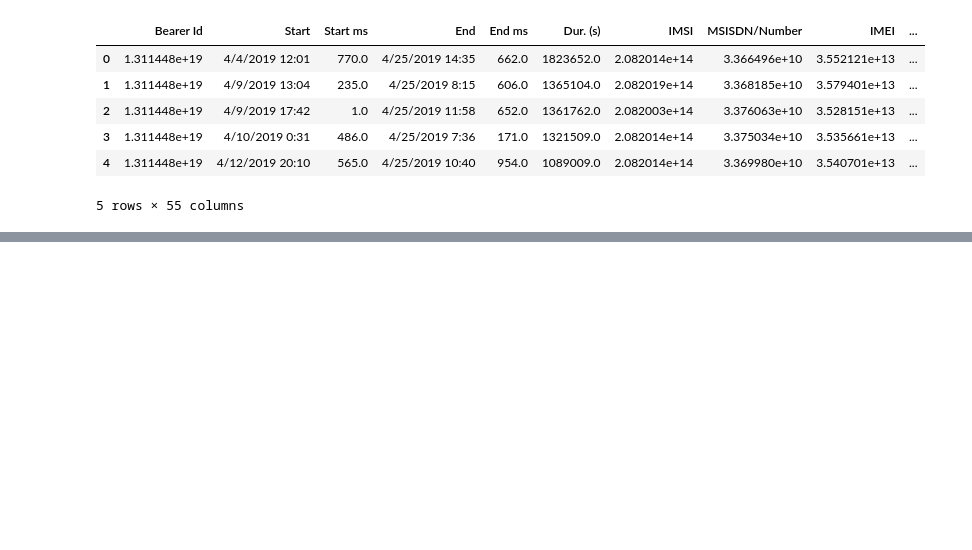
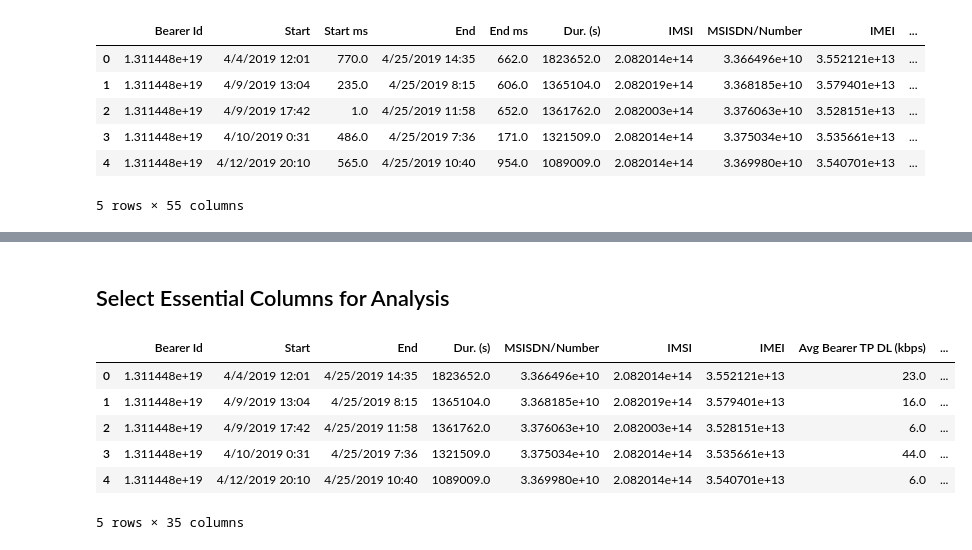
Before and after one commit to shewanek/KAIM_W2_TellCo_Growth_Analysis, a Jupyter notebook: notebooks/user_insights_analysis.ipynb, the cells around one changed output, grey strips where cells are left out. Drawn from its saved outputs; the diff is of its cells as text; code cells hidden in the pictures; blank space fills up the shorter version.

Commit message:
select relevent column and fill missing columns

```diff
--- a/notebooks/user_insights_analysis.ipynb
+++ b/notebooks/user_insights_analysis.ipynb
@@ -53,0 +183,17 @@ TellCo_db connection closed.
+# %%
+# Initialize UserOverview class with our DataFrame
+user_overv = UserOverview(df)
+# %% [markdown]
+## Select Essential Columns for Analysis
+# %%
+# select relevent columns
+select_data = user_overv.select_essential_columns()
+select_data.head()
+# %% [output]
+|  | Bearer Id | Start | End | Dur. (s) | MSISDN/Number | IMSI | IMEI | Avg Bearer TP DL (kbps) | ... |
+| 0 | 1.311448e+19 | 4/4/2019 12:01 | 4/25/2019 14:35 | 1823652.0 | 3.366496e+10 | 2.082014e+14 | 3.552121e+13 | 23.0 | ... |
+| 1 | 1.311448e+19 | 4/9/2019 13:04 | 4/25/2019 8:15 | 1365104.0 | 3.368185e+10 | 2.082019e+14 | 3.579401e+13 | 16.0 | ... |
+| 2 | 1.311448e+19 | 4/9/2019 17:42 | 4/25/2019 11:58 | 1361762.0 | 3.376063e+10 | 2.082003e+14 | 3.528151e+13 | 6.0 | ... |
+| 3 | 1.311448e+19 | 4/10/2019 0:31 | 4/25/2019 7:36 | 1321509.0 | 3.375034e+10 | 2.082014e+14 | 3.535661e+13 | 44.0 | ... |
+| 4 | 1.311448e+19 | 4/12/2019 20:10 | 4/25/2019 10:40 | 1089009.0 | 3.369980e+10 | 2.082014e+14 | 3.540701e+13 | 6.0 | ... |
+5 rows × 35 columns
```
Also changed, not shown: parts of 8 cells of this notebook, 1 other file.
